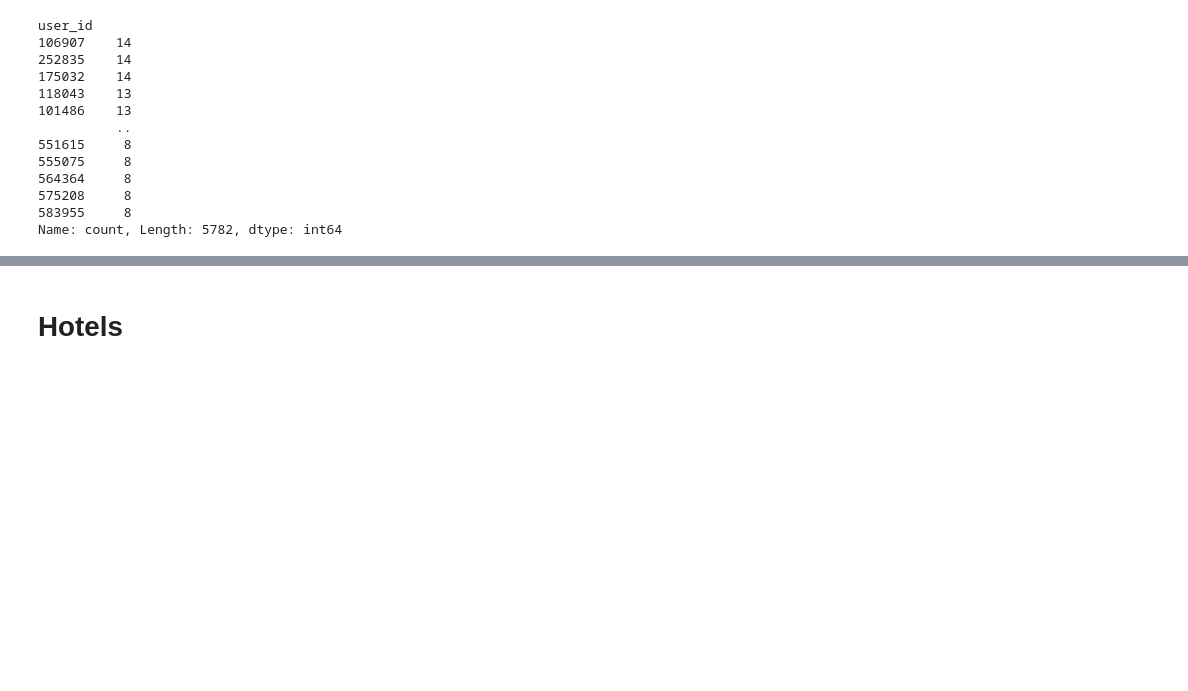
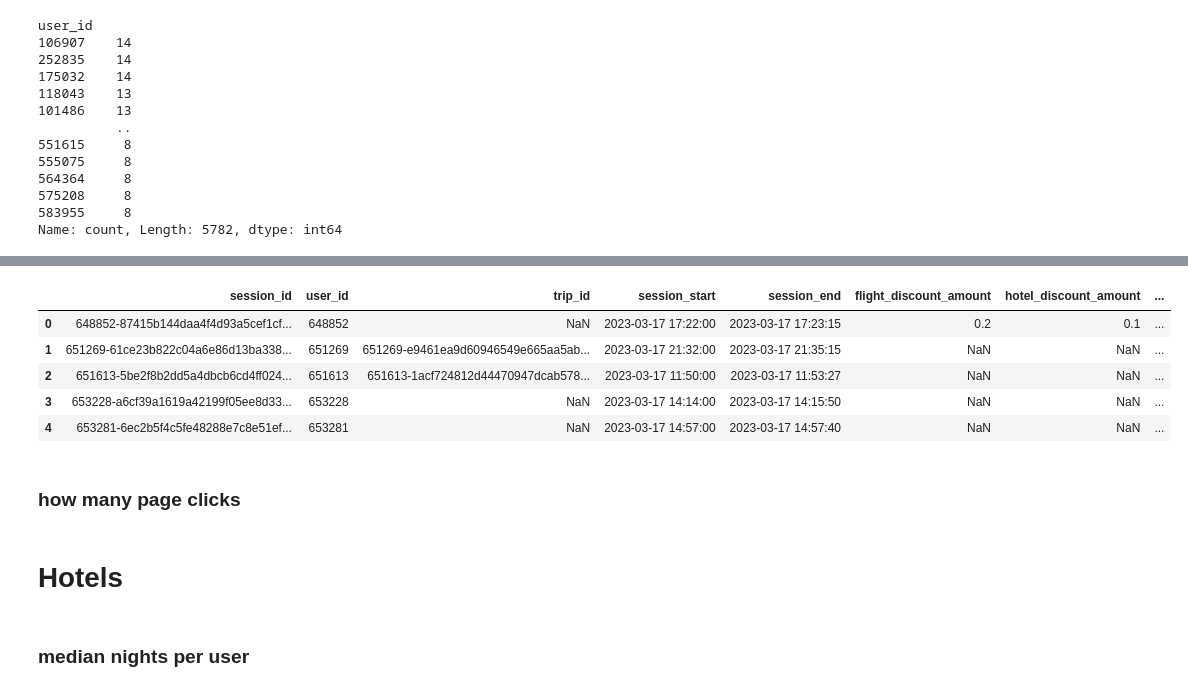
Before and after one commit to ka-katrin/TravelTide_Clustering, a Jupyter notebook: FeatureEngineering.ipynb, the cells around one changed output, grey strips where cells are left out. Drawn from its saved outputs; the diff is of its cells as text; code cells hidden in the pictures; blank space fills up the shorter version.

```diff
--- a/FeatureEngineering.ipynb
+++ b/FeatureEngineering.ipynb
@@ -92,0 +113,11 @@ sesssion_trip_rate_feature = sessions.groupby("user_id").apply(session_trip_rate
+# %%
+sessions.head()
+# %% [output]
+|  | session_id | user_id | trip_id | session_start | session_end | flight_discount_amount | hotel_discount_amount | ... |
+| 0 | 648852-87415b144daa4f4d93a5cef1cf... | 648852 | NaN | 2023-03-17 17:22:00 | 2023-03-17 17:23:15 | 0.2 | 0.1 | ... |
+| 1 | 651269-61ce23b822c04a6e86d13ba338... | 651269 | 651269-e9461ea9d60946549e665aa5ab... | 2023-03-17 21:32:00 | 2023-03-17 21:35:15 | NaN | NaN | ... |
+| 2 | 651613-5be2f8b2dd5a4dbcb6cd4ff024... | 651613 | 651613-1acf724812d44470947dcab578... | 2023-03-17 11:50:00 | 2023-03-17 11:53:27 | NaN | NaN | ... |
+| 3 | 653228-a6cf39a1619a42199f05ee8d33... | 653228 | NaN | 2023-03-17 14:14:00 | 2023-03-17 14:15:50 | NaN | NaN | ... |
+| 4 | 653281-6ec2b5f4c5fe48288e7c8e51ef... | 653281 | NaN | 2023-03-17 14:57:00 | 2023-03-17 14:57:40 | NaN | NaN | ... |
+# %% [markdown]
+### how many page clicks
@@ -94,0 +140,2 @@ sesssion_trip_rate_feature = sessions.groupby("user_id").apply(session_trip_rate
+# %% [markdown]
+### median nights per user
```
Also changed, not shown: parts of 52 cells of this notebook.
